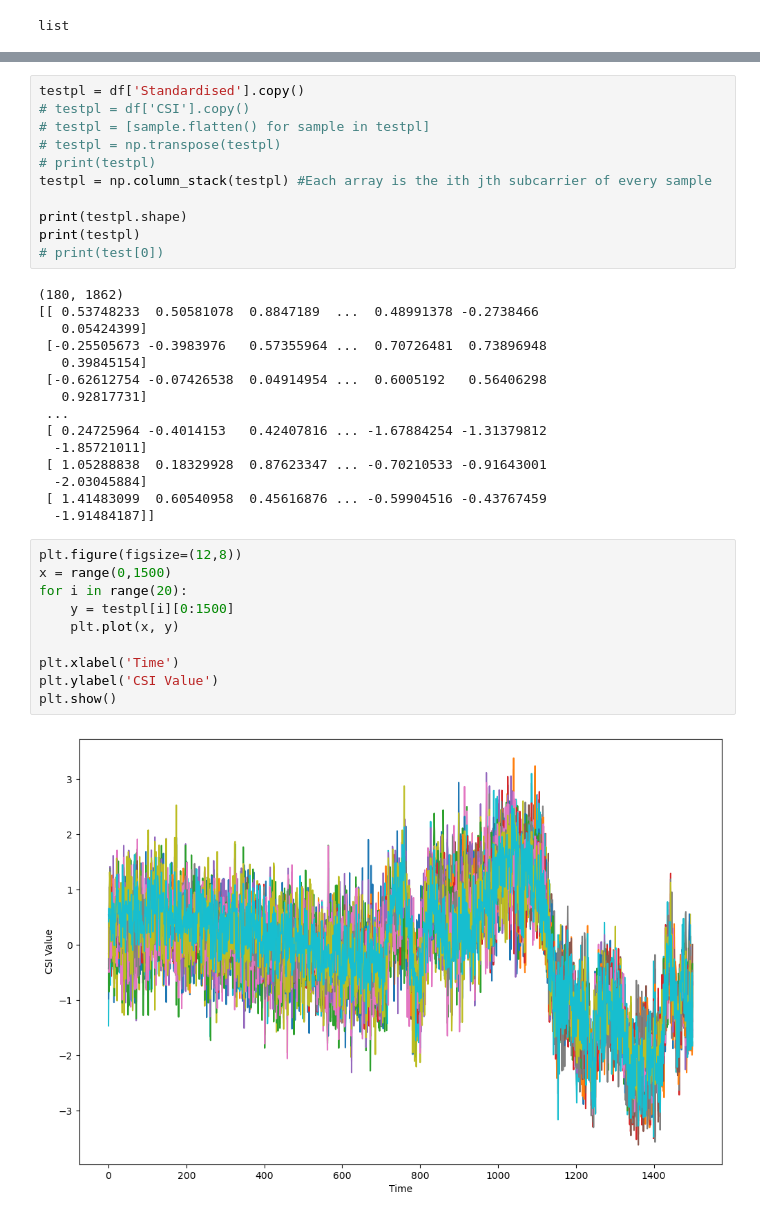
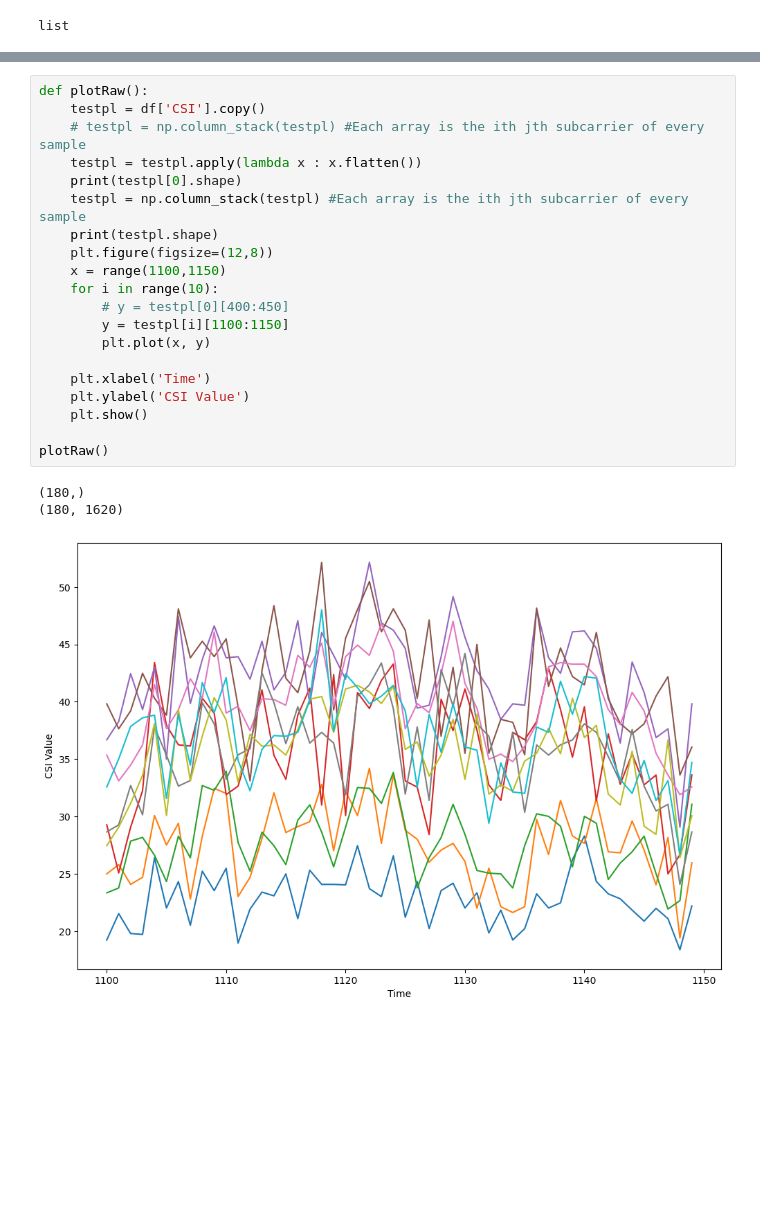
Before and after one commit to AloraTab/aat2000, a Jupyter notebook: TestingArea.ipynb, the cells around one changed output, grey strips where cells are left out. Drawn from its saved outputs; the diff is of its cells as text; blank space fills up the shorter version.

```diff
--- a/TestingArea.ipynb
+++ b/TestingArea.ipynb
@@ -106,41 +122,27 @@ list
 # %%
-testpl = df['Standardised'].copy()
-# testpl = df['CSI'].copy()
-# testpl = [sample.flatten() for sample in testpl]
-# testpl = np.transpose(testpl)
-# print(testpl)
-testpl = np.column_stack(testpl) #Each array is the ith jth subcarrier of every sample
+def plotRaw():
+    testpl = df['CSI'].copy()
+    # testpl = np.column_stack(testpl) #Each array is the ith jth subcarrier of every sample
+    testpl = testpl.apply(lambda x : x.flatten())
+    print(testpl[0].shape)
+    testpl = np.column_stack(testpl) #Each array is the ith jth subcarrier of every sample
+    print(testpl.shape)
+    plt.figure(figsize=(12,8))
+    x = range(1100,1150)
+    for i in range(10):
+        # y = testpl[0][400:450]
+        y = testpl[i][1100:1150]
+        plt.plot(x, y)
 
-print(testpl.shape)
-print(testpl)
-# print(test[0])
+    plt.xlabel('Time')
+    plt.ylabel('CSI Value')
+    plt.show()
+
+plotRaw()
 # %% [output]
-(180, 1862)
-[[ 0.53748233  0.50581078  0.8847189  ...  0.48991378 -0.2738466
-   0.05424399]
- [-0.25505673 -0.3983976   0.57355964 ...  0.70726481  0.73896948
-   0.39845154]
- [-0.62612754 -0.07426538  0.04914954 ...  0.6005192   0.56406298
-   0.92817731]
- ...
- [ 0.24725964 -0.4014153   0.42407816 ... -1.67884254 -1.31379812
-  -1.85721011]
- [ 1.05288838  0.18329928  0.87623347 ... -0.70210533 -0.91643001
-  -2.03045884]
- [ 1.41483099  0.60540958  0.45616876 ... -0.59904516 -0.43767459
-  -1.91484187]]
+(180,)
+(180, 1620)
+[figure, added]
-# %%
-plt.figure(figsize=(12,8))
-x = range(0,1500)
-for i in range(20):
-    y = testpl[i][0:1500]
-    plt.plot(x, y)
-
-plt.xlabel('Time')
-plt.ylabel('CSI Value')
-plt.show()
-# %% [output]
-[figure, removed]
 # %%
 def segmentation(df):
     #Window size is 256, stride is 128
```
Also changed, not shown: parts of 8 cells of this notebook, 1 other file.
